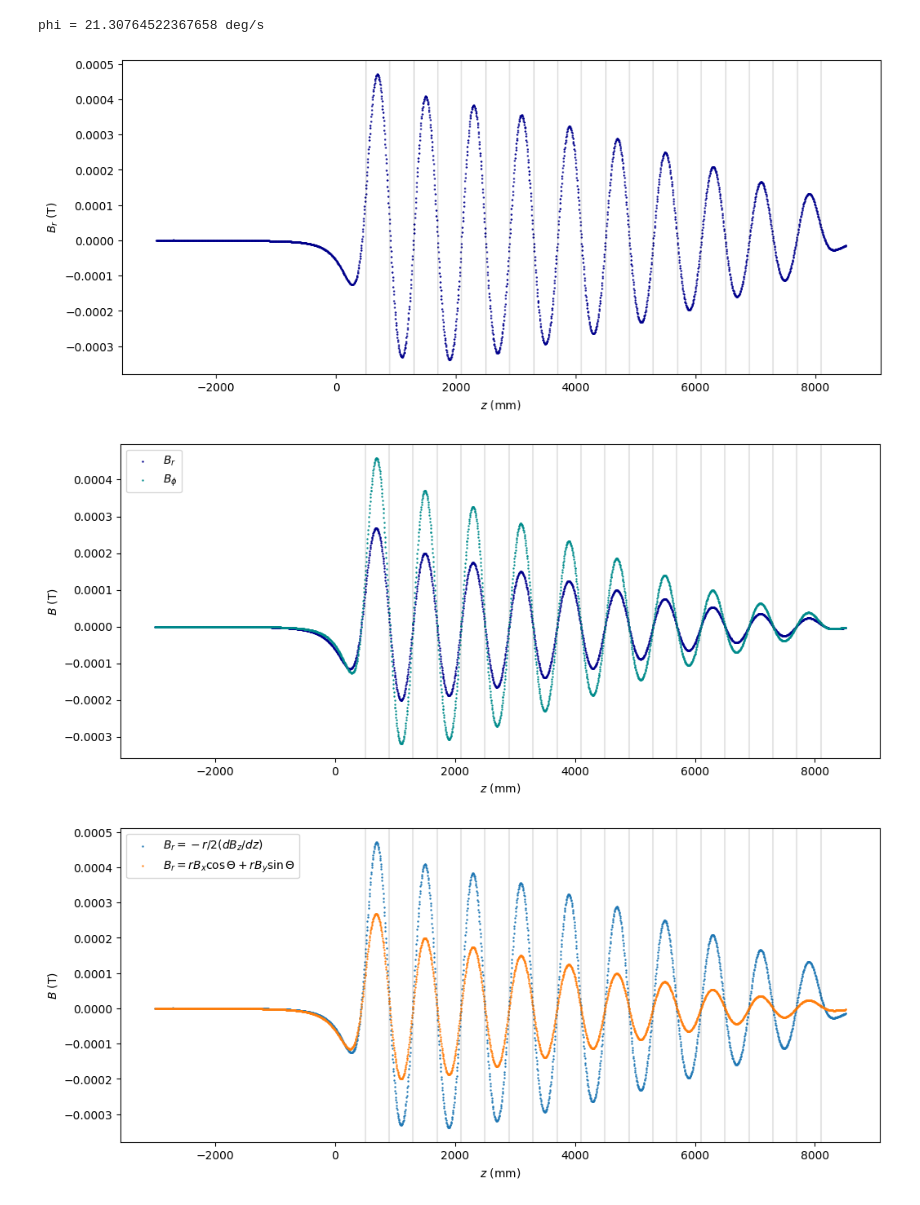
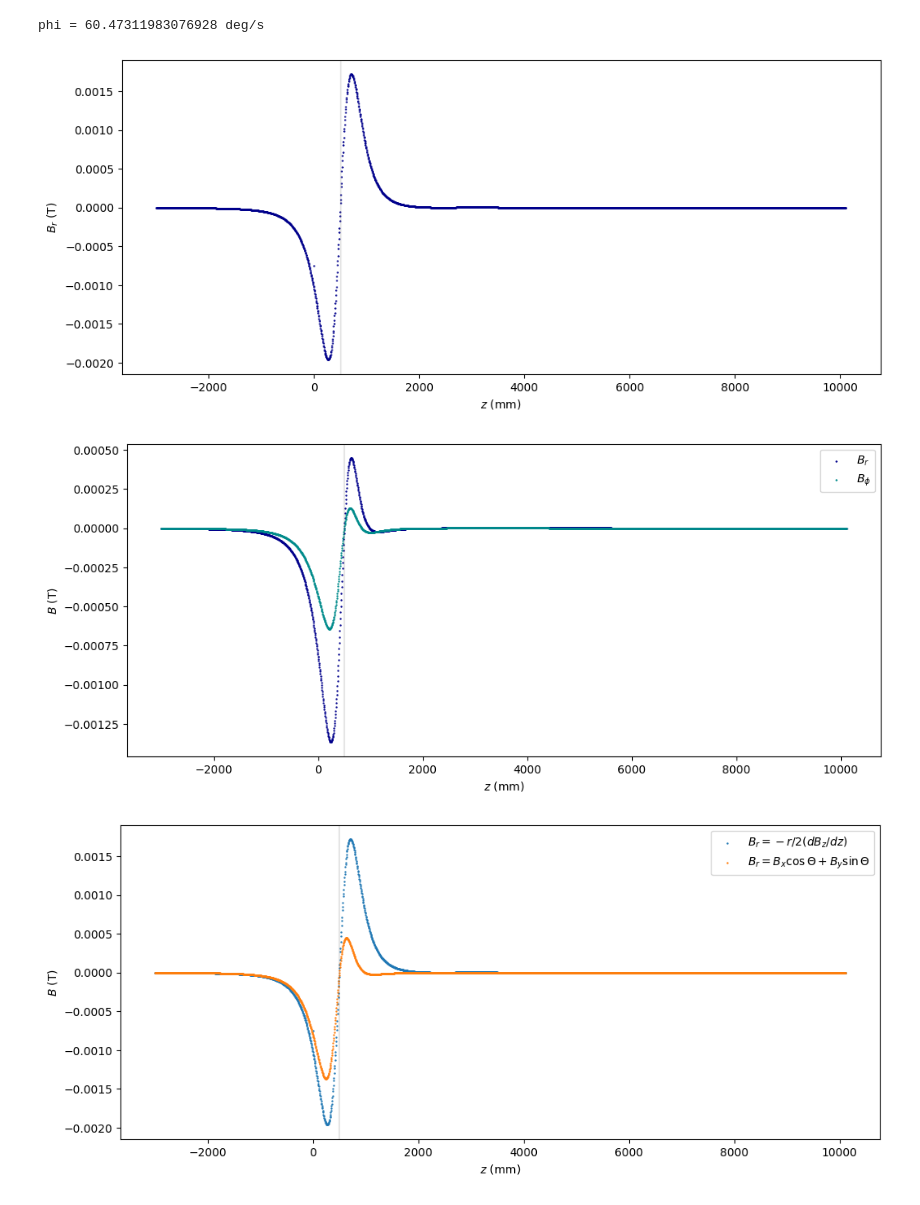
Before and after one commit to criggall/muon-cooling, a Jupyter notebook: Solenoid-Study/plotter-ref-particle.ipynb, the cells around one changed output. Cells and saved outputs as stored; diff of their text form; code cells hidden in the pictures.

```diff
--- a/Solenoid-Study/plotter-ref-particle.ipynb
+++ b/Solenoid-Study/plotter-ref-particle.ipynb
@@ -6,8 +6,8 @@ from matplotlib import pyplot as plt
 # Directory:
 # dir = 'not-flipped/'
 # dir = 'flipped/'
-# dir = 'single-coil/'
-dir = 'build-channel/'
+dir = 'single-coil/'
+# dir = 'build-channel/'
 
 # Load data from output txt file:
 data = np.loadtxt(dir+'AllTracks.txt')
@@ -19,8 +19,8 @@ eventID = 1 # with initial conditions
 ### SET CONFIG PARAMS ###
 
 # Number of solenoids in sim:
-# n = 1
-n = 20
+n = 1
+# n = 20
 
 # Distance between coil centers (mm):
 d = 400
@@ -38,7 +38,7 @@ Lz_vals = []
 for i in range(data.shape[0]):
     id = data[i][8]
     if id == eventID:
-        x = data[i][0]*0.1; y = data[i][1] # mm
+        x = data[i][0]; y = data[i][1] # mm
         x_vals.append(x)
         y_vals.append(y)
         z = data[i][2] # mm
@@ -210,6 +210,6 @@ plt.show()
 # %%
 # Calculate phase advance:
-p = 200e-3 #GeV
+p = 200e-3 # GeV
 m = 105.7e-3 # GeV
 e = 0.303
 gamma = np.sqrt(1+(p/m)**2)
@@ -219,7 +219,7 @@ phi = e*peak_Bz/(2*m*gamma*beta) # rad/s
 phi = phi*180/np.pi # --> deg/s
 print(f'phi = {phi} deg/s')
 # %% [output]
-phi = 21.30764522367658 deg/s
+phi = 60.47311983076928 deg/s
 # %%
 # Compute B_r along channel -- from analytical approximation for untilted solenoids:
 Br_vals = []
@@ -245,7 +245,7 @@ plt.ylabel('$B_r$ (T)')
 plt.xlabel('$z$ (mm)')
 plt.show()
 # %% [output]
-[figure, old version]
+[figure, new version]
 # %%
 # Compute B_r and B_phi along channel -- from geometrical definitions:
 Br_vals2 = []; Bphi_vals = []
@@ -254,8 +254,8 @@ for i in range(len(z_vals)-1):
     Bx = Bx_vals[i]; By = By_vals[i]; Bz = Bz_vals[i]
     r = np.sqrt(x**2+y**2)
     theta = np.cos(x/r)
-    Br = r*np.cos(theta)*Bx + r*np.sin(theta)*By
-    Bphi = r*np.sin(theta)*Bx + r*np.cos(theta)*By
+    Br = Bx*np.cos(theta) + By*np.sin(theta)
+    Bphi = Bx*np.sin(theta) + By*np.cos(theta)
     Br_vals2.append(Br)
     Bphi_vals.append(Bphi)
 Br_vals2.append(np.nan)
@@ -271,16 +271,16 @@ plt.ylabel('$B$ (T)')
 plt.xlabel('$z$ (mm)')
 plt.show()
 # %% [output]
-[figure, old version]
+[figure, new version]
 # %%
 # Plot B_r vs. z from both approaches:
 plt.figure(figsize=(12,5))
 plot_solenoids(n)
 plt.scatter(z_vals,Br_vals,s=0.5,label='$ B_r = -r/2 (dB_z/dz) $')
-plt.scatter(z_vals,Br_vals2,s=0.5,label='$ B_r = r B_x \cos\Theta + r B_y \sin\Theta $')
+plt.scatter(z_vals,Br_vals2,s=0.5,label='$ B_r = B_x \cos\Theta + B_y \sin\Theta $')
 plt.legend()
 plt.ylabel('$B$ (T)')
 plt.xlabel('$z$ (mm)')
 plt.show()
 # %% [output]
-[figure, old version]
+[figure, new version]
```
Also changed, not shown: parts of 13 cells of this notebook, 8 other files.
